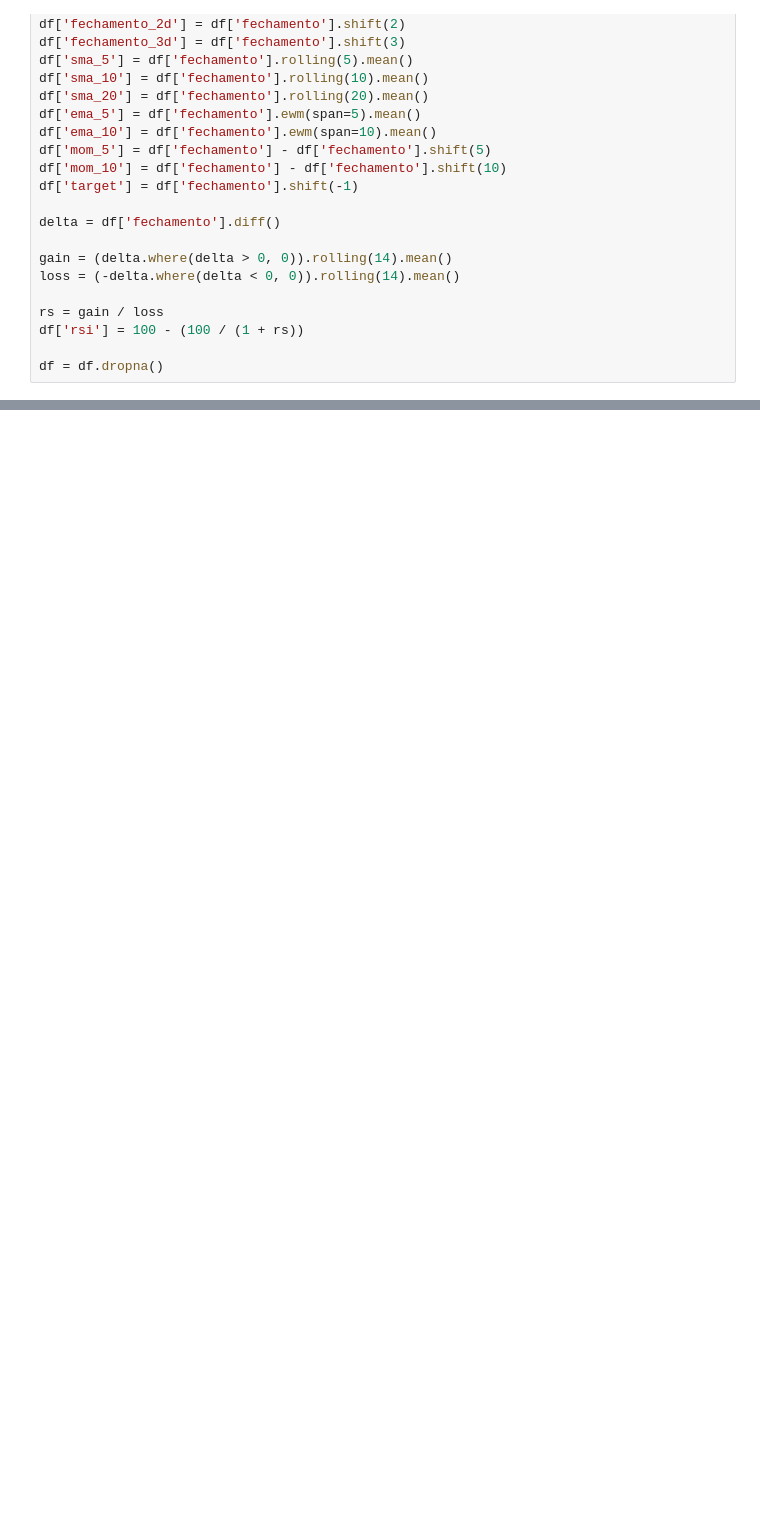
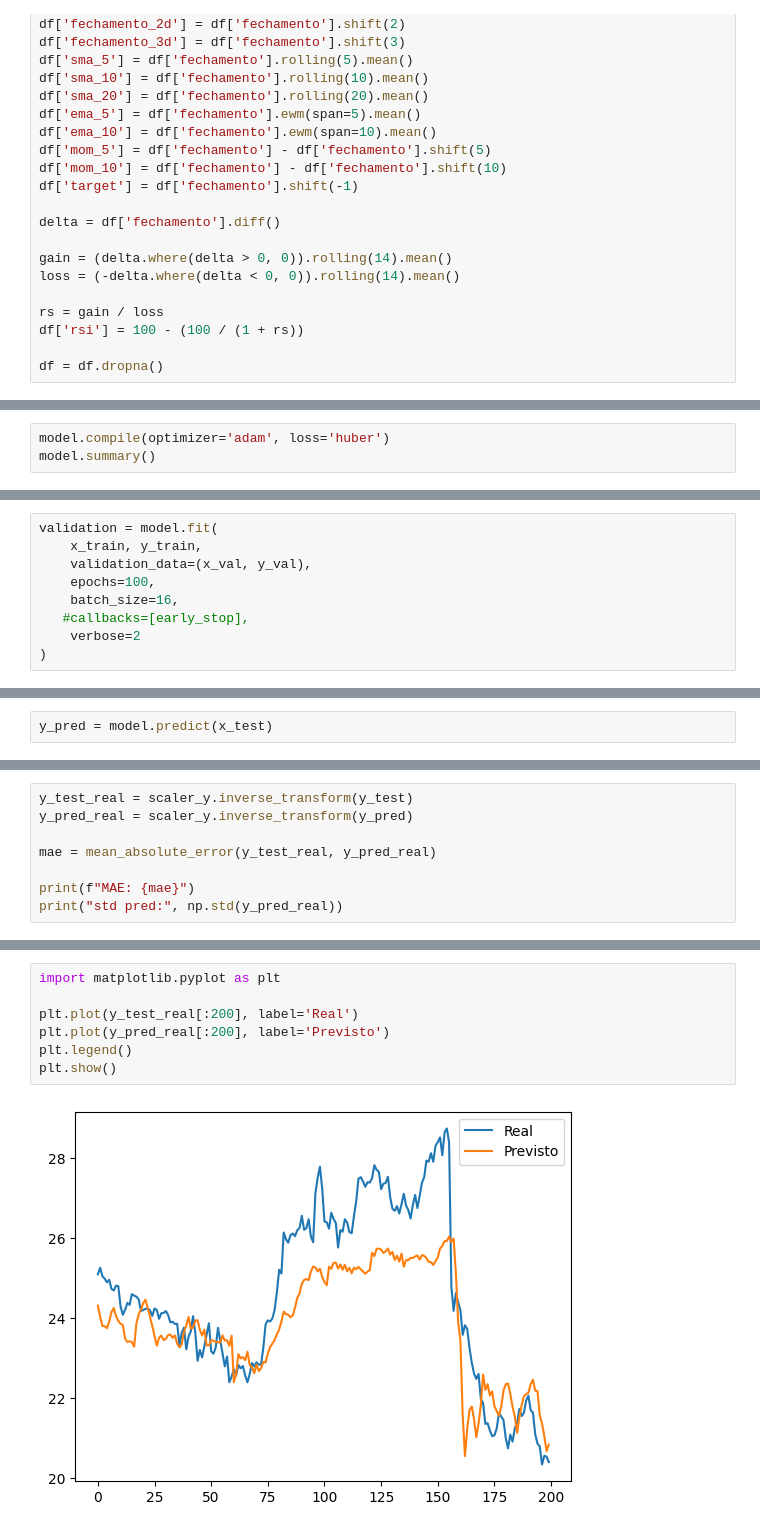
Before and after one commit to Gere-santos/tech_challenge_4_modelo_lstm, a Jupyter notebook: notebooks/ml_lstm.ipynb, the cells around one changed output, grey strips where cells are left out. Drawn from its saved outputs; the diff is of its cells as text; blank space fills up the shorter version.

```diff
--- a/notebooks/ml_lstm.ipynb
+++ b/notebooks/ml_lstm.ipynb
@@ -101,0 +308,3 @@ print("std pred:", np.std(y_pred_real))
+# %%
+model.compile(optimizer='adam', loss='huber')
+model.summary()
@@ -101,0 +337,9 @@ print("std pred:", np.std(y_pred_real))
+# %%
+validation = model.fit(
+    x_train, y_train,
+    validation_data=(x_val, y_val),
+    epochs=100,
+    batch_size=16,
+   #callbacks=[early_stop],
+    verbose=2
+)
@@ -101,0 +367,2 @@ print("std pred:", np.std(y_pred_real))
+# %%
+y_pred = model.predict(x_test)
@@ -101,0 +371,8 @@ print("std pred:", np.std(y_pred_real))
+# %%
+y_test_real = scaler_y.inverse_transform(y_test)
+y_pred_real = scaler_y.inverse_transform(y_pred)
+
+mae = mean_absolute_error(y_test_real, y_pred_real)
+
+print(f"MAE: {mae}")
+print("std pred:", np.std(y_pred_real))
@@ -101,0 +530,9 @@ print("std pred:", np.std(y_pred_real))
+# %%
+import matplotlib.pyplot as plt
+
+plt.plot(y_test_real[:200], label='Real')
+plt.plot(y_pred_real[:200], label='Previsto')
+plt.legend()
+plt.show()
+# %% [output]
+[figure, added]
```
Also changed, not shown: parts of 40 cells of this notebook.
